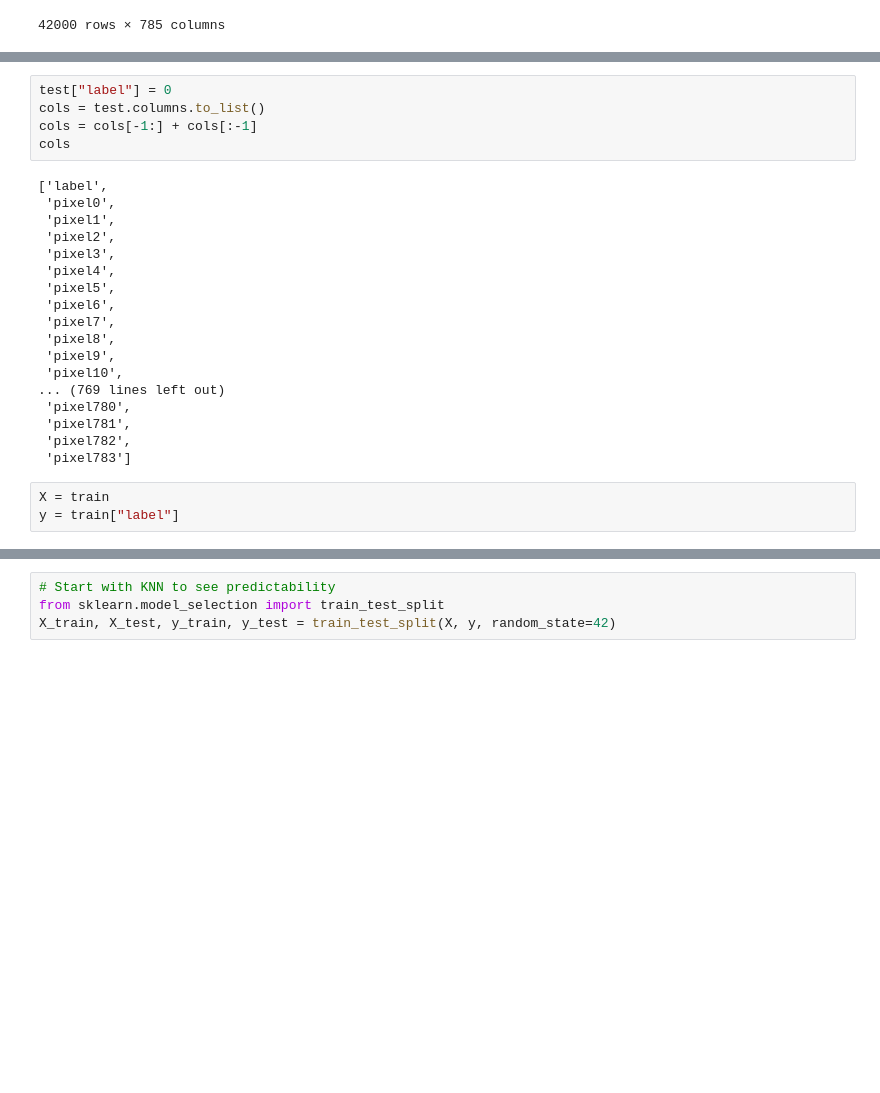
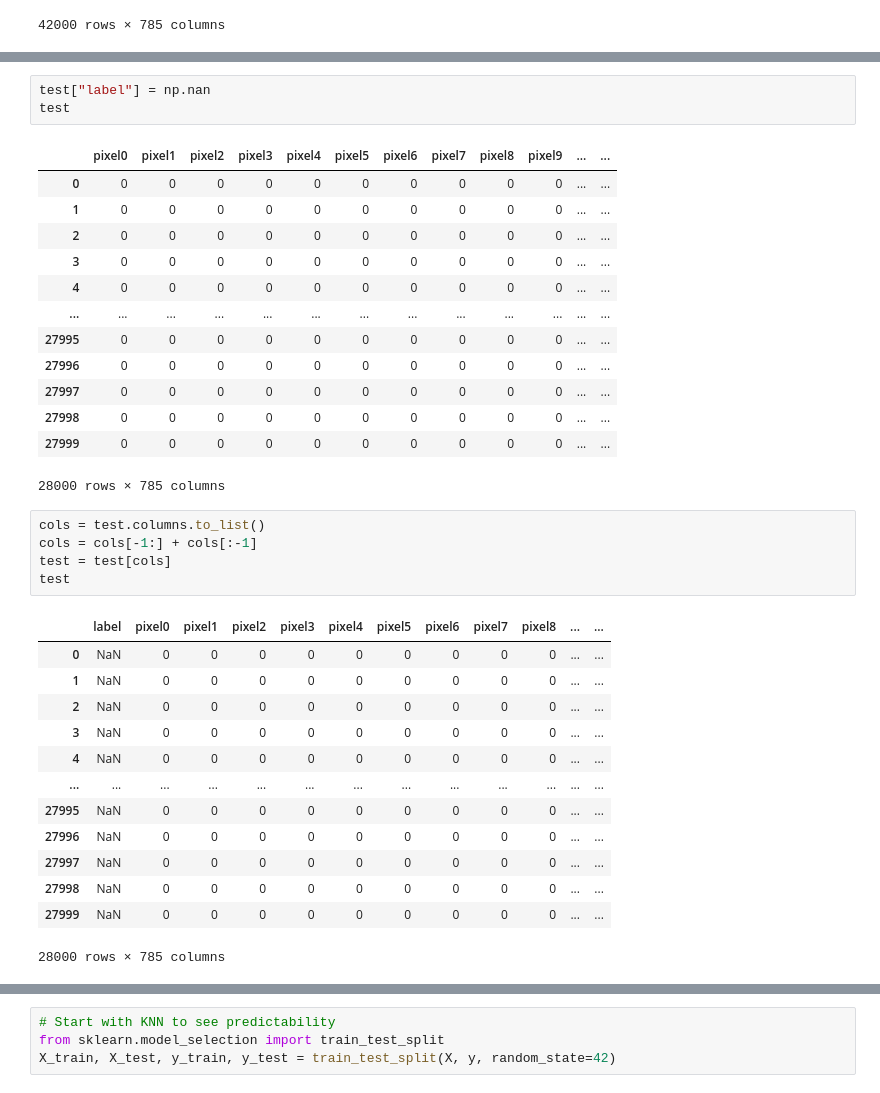
Before and after one commit to rickshev/kaggle_digit_recog, a Jupyter notebook: digit_recog_ML.ipynb, the cells around one changed output, grey strips where cells are left out. Drawn from its saved outputs; the diff is of its cells as text; blank space fills up the shorter version.

Commit message:
Started random forest and SVC prediction coding. Still need to separate test and train data within concatenated dataframe.

```diff
--- a/digit_recog_ML.ipynb
+++ b/digit_recog_ML.ipynb
@@ -23,26 +34,36 @@ train
+# %%
+test["label"] = np.nan
+test
+# %% [output]
+|  | pixel0 | pixel1 | pixel2 | pixel3 | pixel4 | pixel5 | pixel6 | pixel7 | pixel8 | pixel9 | ... | ... |
+| 0 | 0 | 0 | 0 | 0 | 0 | 0 | 0 | 0 | 0 | 0 | ... | ... |
+| 1 | 0 | 0 | 0 | 0 | 0 | 0 | 0 | 0 | 0 | 0 | ... | ... |
+| 2 | 0 | 0 | 0 | 0 | 0 | 0 | 0 | 0 | 0 | 0 | ... | ... |
+| 3 | 0 | 0 | 0 | 0 | 0 | 0 | 0 | 0 | 0 | 0 | ... | ... |
+| 4 | 0 | 0 | 0 | 0 | 0 | 0 | 0 | 0 | 0 | 0 | ... | ... |
+| ... | ... | ... | ... | ... | ... | ... | ... | ... | ... | ... | ... | ... |
+| 27995 | 0 | 0 | 0 | 0 | 0 | 0 | 0 | 0 | 0 | 0 | ... | ... |
+| 27996 | 0 | 0 | 0 | 0 | 0 | 0 | 0 | 0 | 0 | 0 | ... | ... |
+| 27997 | 0 | 0 | 0 | 0 | 0 | 0 | 0 | 0 | 0 | 0 | ... | ... |
+| 27998 | 0 | 0 | 0 | 0 | 0 | 0 | 0 | 0 | 0 | 0 | ... | ... |
+| 27999 | 0 | 0 | 0 | 0 | 0 | 0 | 0 | 0 | 0 | 0 | ... | ... |
+28000 rows × 785 columns
 # %%
-test["label"] = 0
 cols = test.columns.to_list()
 cols = cols[-1:] + cols[:-1]
-cols
+test = test[cols]
+test
 # %% [output]
+|  | label | pixel0 | pixel1 | pixel2 | pixel3 | pixel4 | pixel5 | pixel6 | pixel7 | pixel8 | ... | ... |
+| 0 | NaN | 0 | 0 | 0 | 0 | 0 | 0 | 0 | 0 | 0 | ... | ... |
+| 1 | NaN | 0 | 0 | 0 | 0 | 0 | 0 | 0 | 0 | 0 | ... | ... |
+| 2 | NaN | 0 | 0 | 0 | 0 | 0 | 0 | 0 | 0 | 0 | ... | ... |
+| 3 | NaN | 0 | 0 | 0 | 0 | 0 | 0 | 0 | 0 | 0 | ... | ... |
+| 4 | NaN | 0 | 0 | 0 | 0 | 0 | 0 | 0 | 0 | 0 | ... | ... |
+| ... | ... | ... | ... | ... | ... | ... | ... | ... | ... | ... | ... | ... |
+| 27995 | NaN | 0 | 0 | 0 | 0 | 0 | 0 | 0 | 0 | 0 | ... | ... |
+| 27996 | NaN | 0 | 0 | 0 | 0 | 0 | 0 | 0 | 0 | 0 | ... | ... |
+| 27997 | NaN | 0 | 0 | 0 | 0 | 0 | 0 | 0 | 0 | 0 | ... | ... |
+| 27998 | NaN | 0 | 0 | 0 | 0 | 0 | 0 | 0 | 0 | 0 | ... | ... |
+| 27999 | NaN | 0 | 0 | 0 | 0 | 0 | 0 | 0 | 0 | 0 | ... | ... |
-['label',
- 'pixel0',
- 'pixel1',
- 'pixel2',
- 'pixel3',
- 'pixel4',
- 'pixel5',
- 'pixel6',
- 'pixel7',
- 'pixel8',
- 'pixel9',
- 'pixel10',
-... (769 lines left out)
- 'pixel780',
- 'pixel781',
- 'pixel782',
- 'pixel783']
+28000 rows × 785 columns
-# %%
-X = train
-y = train["label"]
```
Also changed, not shown: parts of 9 cells of this notebook.
